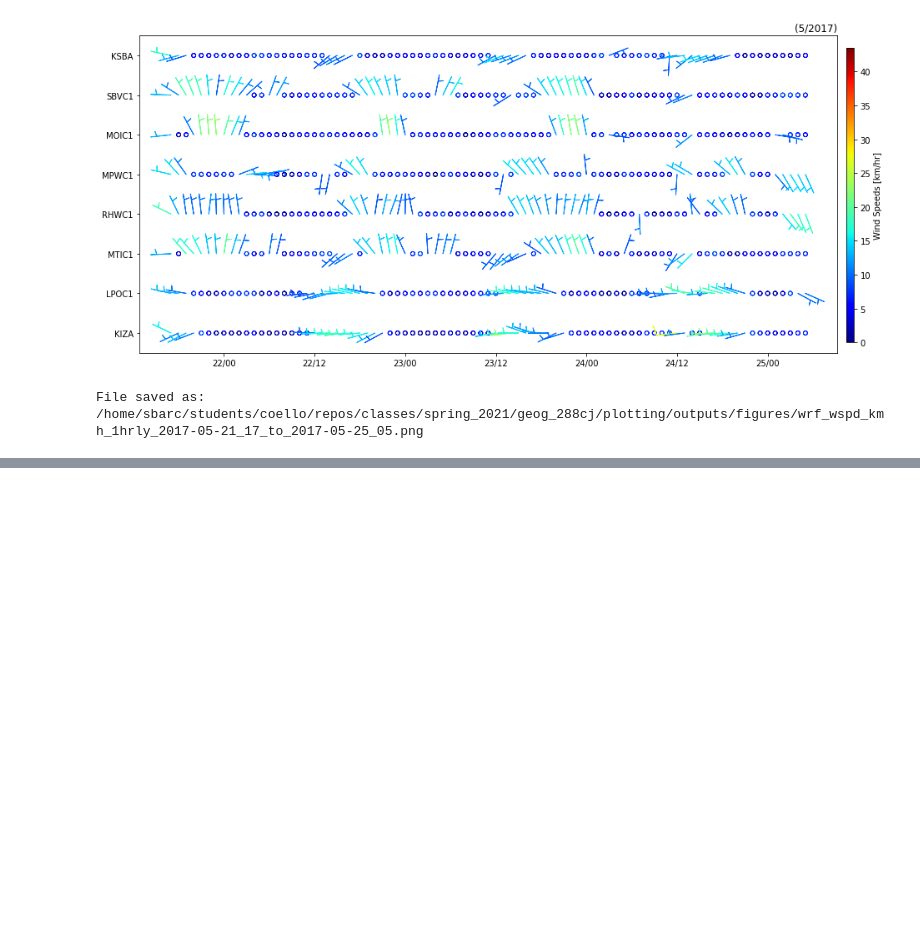
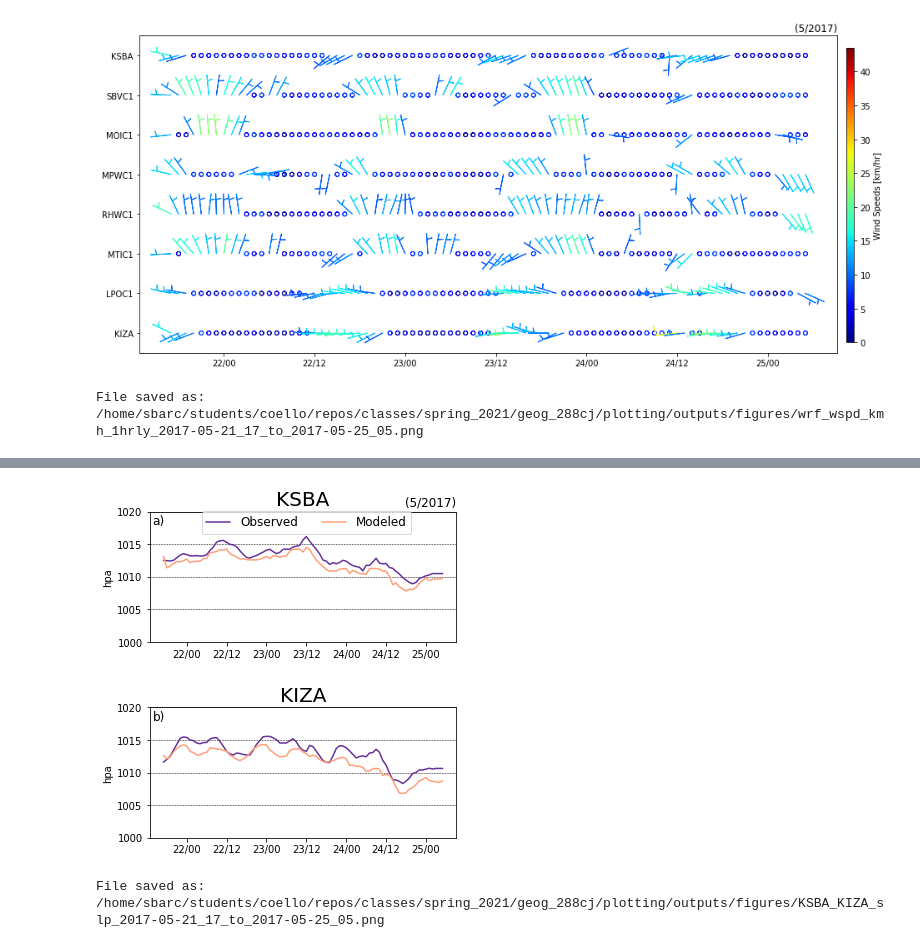
Before and after one commit to mmcoello/spring_2021, a Jupyter notebook: geog_288cj/plotting/analysis/station_data_v_wrf.ipynb, the cells around one changed output, grey strips where cells are left out. Drawn from its saved outputs; the diff is of its cells as text; code cells hidden in the pictures; blank space fills up the shorter version.

```diff
--- a/geog_288cj/plotting/analysis/station_data_v_wrf.ipynb
+++ b/geog_288cj/plotting/analysis/station_data_v_wrf.ipynb
@@ -480 +481,11 @@ plot_station_winds(da, dwrf, da.time, stations, fig_outdir, wnd_units)
 File saved as: /home/sbarc/students/coello/repos/classes/spring_2021/geog_288cj/plotting/outputs/figures/KSBA_SBVC1_MOIC1_MPWC1_RHWC1_MTIC1_LPOC1_KIZA_wspd_t_RH_2017-05-21_17_to_2017-05-25_05.png
+# %%
+station_vars = ['slp']
+wrf_vars = ['slp']
+var_labels = ['hpa']
+var_lims = [(1000, 1020)]
+
+plot_station_winds(da, dwrf, da.time, ["KSBA", "KIZA"], station_vars, wrf_vars, var_labels, var_lims, 0, (0.15, 1.05), fig_outdir, wnd_units)
+# %% [output]
+[figure, added]
+File saved as: /home/sbarc/students/coello/repos/classes/spring_2021/geog_288cj/plotting/outputs/figures/KSBA_KIZA_slp_2017-05-21_17_to_2017-05-25_05.png
```
Also changed, not shown: parts of 2 cells of this notebook, 7 other files.
